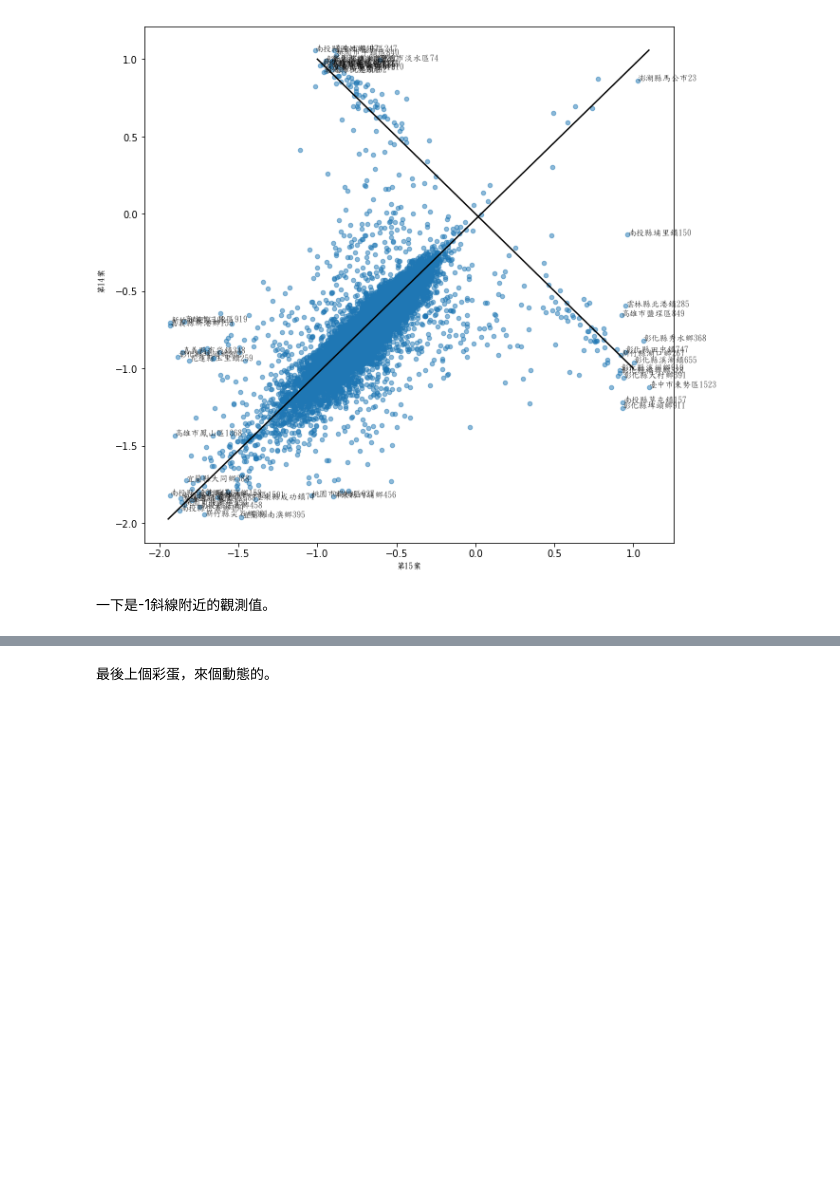
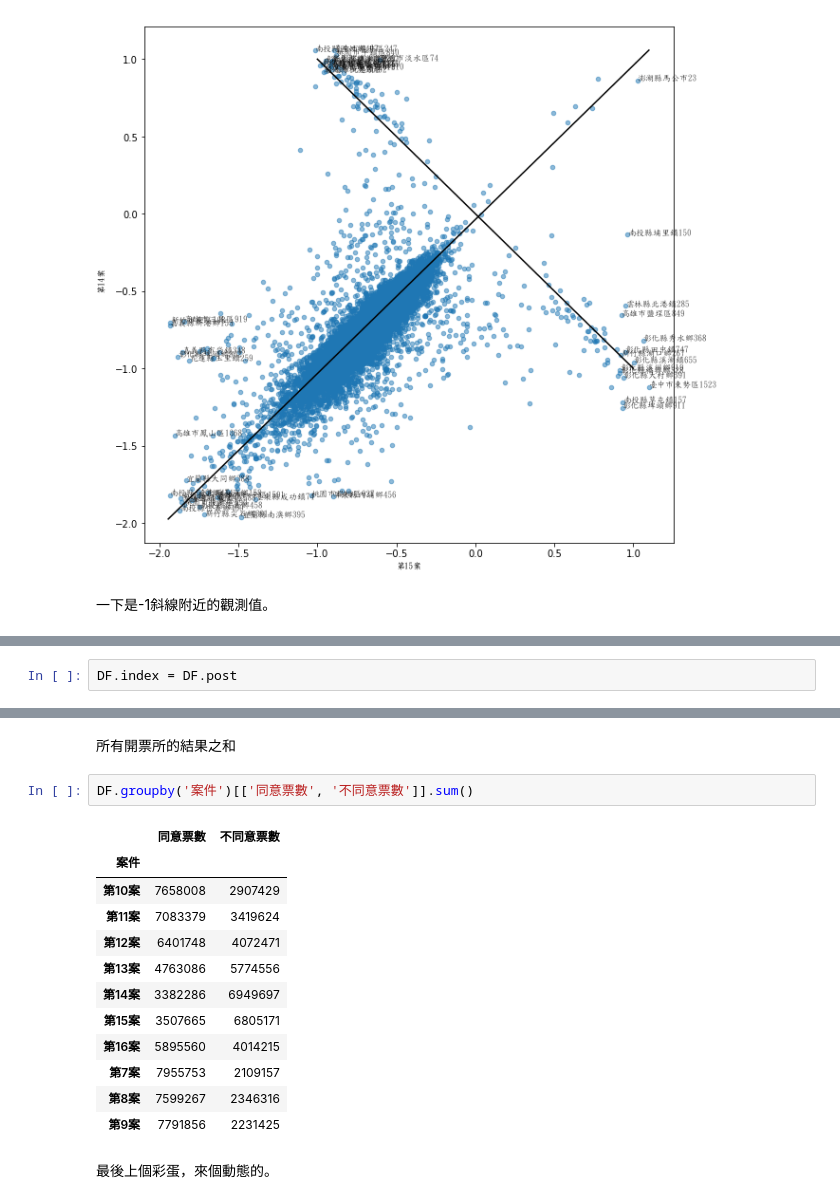
Before and after one commit to shevajia/TaiwanReferendum, a Jupyter notebook: TaiwanReferendum2018.ipynb, the cells around one changed output, grey strips where cells are left out. Drawn from its saved outputs; the diff is of its cells as text; blank space fills up the shorter version.

```diff
--- a/TaiwanReferendum2018.ipynb
+++ b/TaiwanReferendum2018.ipynb
@@ -263,0 +249,2 @@ selected[(selected.iloc[:,-2]/selected.iloc[:,-3] > -1.1) & (selected.iloc[:,-2]
+# %%
+DF.index = DF.post
@@ -264,3 +273,20 @@ selected[(selected.iloc[:,-2]/selected.iloc[:,-3] > -1.1) & (selected.iloc[:,-2]
+# %% [markdown]
+所有開票所的結果之和
+# %%
+DF.groupby('案件')[['同意票數', '不同意票數']].sum()
+# %% [output]
+|  | 同意票數 | 不同意票數 |
+| 案件 |  |  |
+| 第10案 | 7658008 | 2907429 |
+| 第11案 | 7083379 | 3419624 |
+| 第12案 | 6401748 | 4072471 |
+| 第13案 | 4763086 | 5774556 |
+| 第14案 | 3382286 | 6949697 |
+| 第15案 | 3507665 | 6805171 |
+| 第16案 | 5895560 | 4014215 |
+| 第7案 | 7955753 | 2109157 |
+| 第8案 | 7599267 | 2346316 |
+| 第9案 | 7791856 | 2231425 |
 # %% [markdown]
 最後上個彩蛋，來個動態的。
 # %%
```
Also changed, not shown: parts of 16 cells of this notebook, 4 other files.
